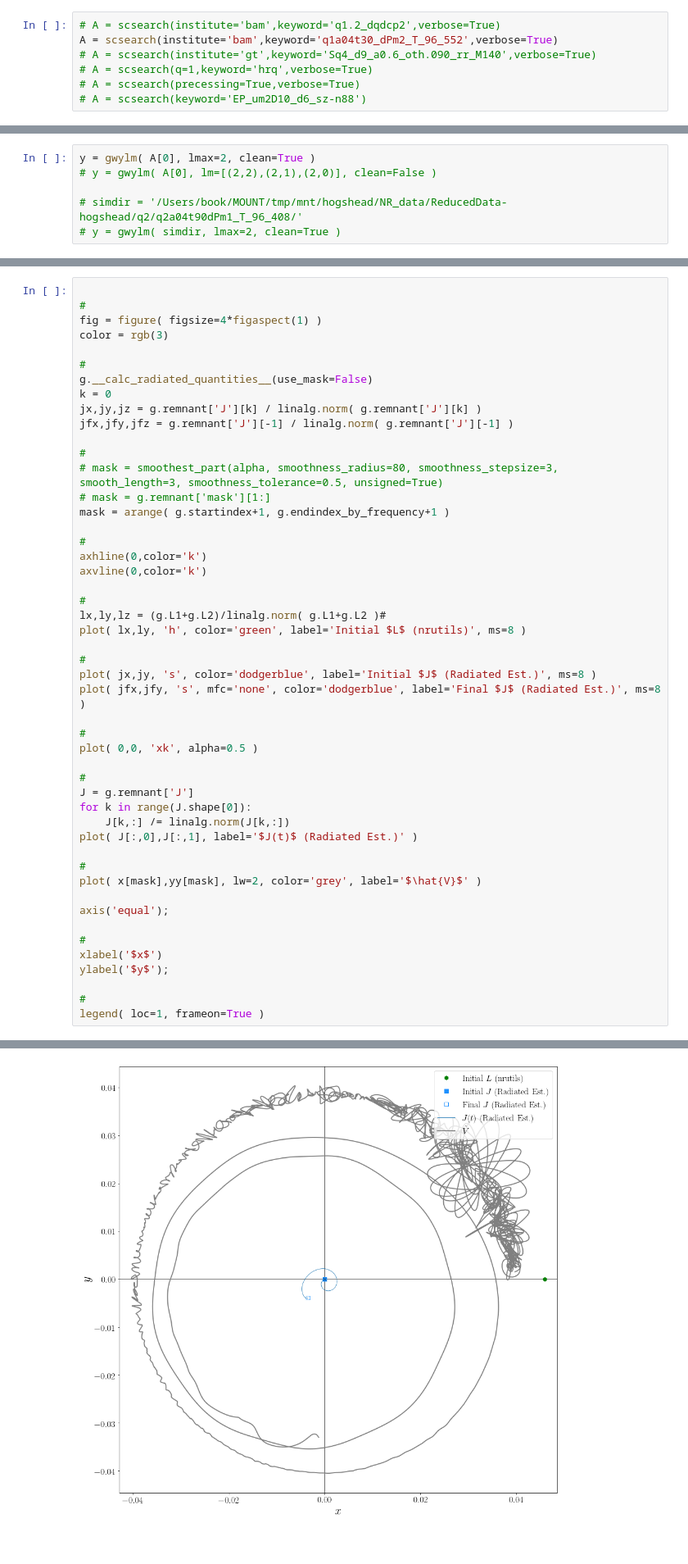
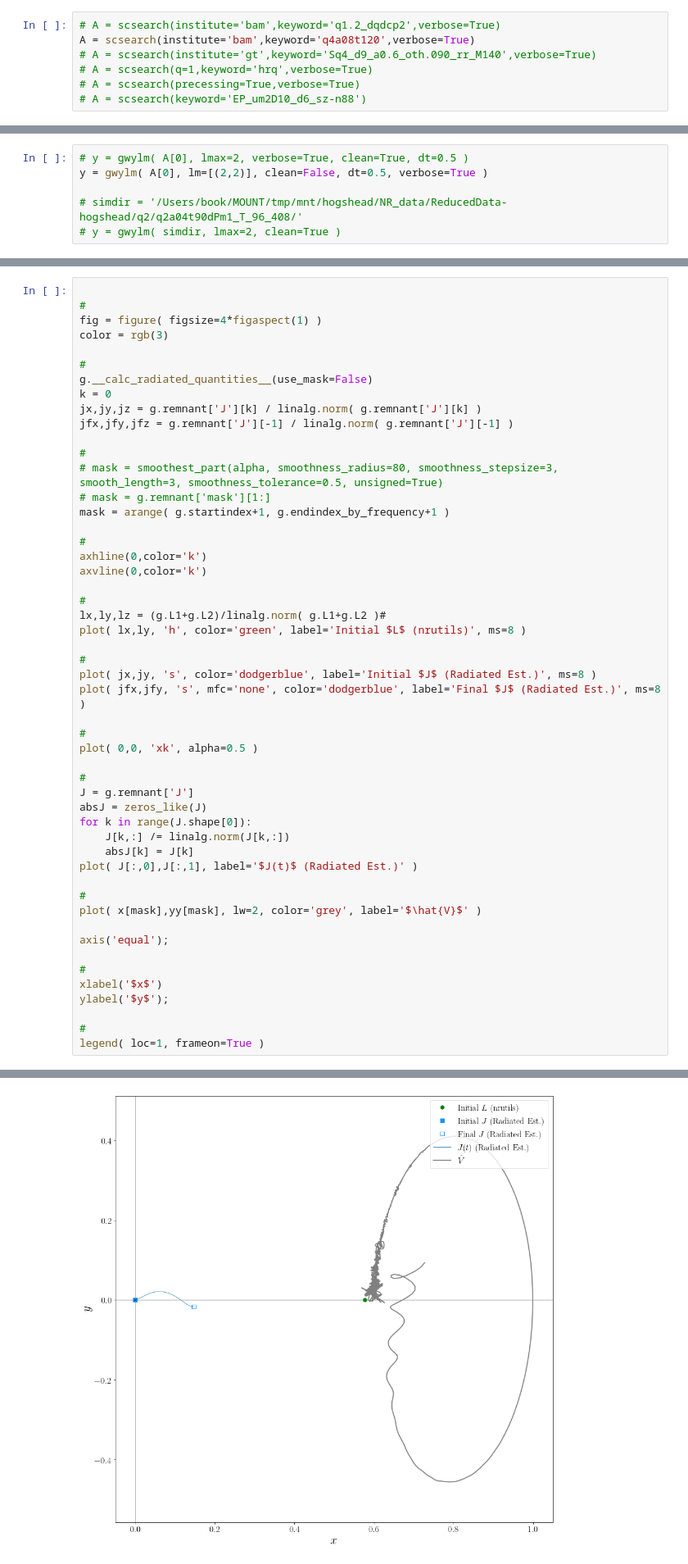
Before and after one commit to llondon6/nrutils_dev, a Jupyter notebook: issues/open/issue3_manipulate_waveform_frame.ipynb, the cells around one changed output, grey strips where cells are left out. Shown at 82% size. Saved outputs shown, nothing was run; the diff lists cells and outputs as text.

```diff
--- a/issues/open/issue3_manipulate_waveform_frame.ipynb
+++ b/issues/open/issue3_manipulate_waveform_frame.ipynb
@@ -31,7 +32,7 @@ from numpy import *
 ### Find a simulation
 # %%
 # A = scsearch(institute='bam',keyword='q1.2_dqdcp2',verbose=True)
-A = scsearch(institute='bam',keyword='q1a04t30_dPm2_T_96_552',verbose=True)
+A = scsearch(institute='bam',keyword='q4a08t120',verbose=True)
 # A = scsearch(institute='gt',keyword='Sq4_d9_a0.6_oth.090_rr_M140',verbose=True)
 # A = scsearch(q=1,keyword='hrq',verbose=True)
 # A = scsearch(precessing=True,verbose=True)
@@ -46,8 +63,8 @@ A = scsearch(institute='bam',keyword='q1a04t30_dPm2_T_96_552',verbose=True)
 # %% [markdown]
 ### Load waveform data
 # %%
-y = gwylm( A[0], lmax=2, clean=True )
-# y = gwylm( A[0], lm=[(2,2),(2,1),(2,0)], clean=False )
+# y = gwylm( A[0], lmax=2, verbose=True, clean=True, dt=0.5 )
+y = gwylm( A[0], lm=[(2,2)], clean=False, dt=0.5, verbose=True )
 
 # simdir = '/Users/book/MOUNT/tmp/mnt/hogshead/NR_data/ReducedData-hogshead/q2/q2a04t90dPm1_T_96_408/'
 # y = gwylm( simdir, lmax=2, clean=True )
@@ -331,31 +387,33 @@ axvline(0,color='k')
 #
 lx,ly,lz = (g.L1+g.L2)/linalg.norm( g.L1+g.L2 )#
 plot( lx,ly, 'h', color='green', label='Initial $L$ (nrutils)', ms=8 )
 
 #
 plot( jx,jy, 's', color='dodgerblue', label='Initial $J$ (Radiated Est.)', ms=8 )
 plot( jfx,jfy, 's', mfc='none', color='dodgerblue', label='Final $J$ (Radiated Est.)', ms=8 )
 
 #
 plot( 0,0, 'xk', alpha=0.5 )
 
 #
 J = g.remnant['J']
+absJ = zeros_like(J)
 for k in range(J.shape[0]):
     J[k,:] /= linalg.norm(J[k,:])
+    absJ[k] = J[k]
 plot( J[:,0],J[:,1], label='$J(t)$ (Radiated Est.)' )
 
 #
 plot( x[mask],yy[mask], lw=2, color='grey', label='$\hat{V}$' )
 
 axis('equal');
 
 #
 xlabel('$x$')
 ylabel('$y$');
 
 #
 legend( loc=1, frameon=True )
 # %% [output]
 <matplotlib.legend.Legend at 0x...>
-[figure, old version]
+[figure, new version]
```
Also changed, not shown: parts of 15 cells of this notebook, 5 other files.
